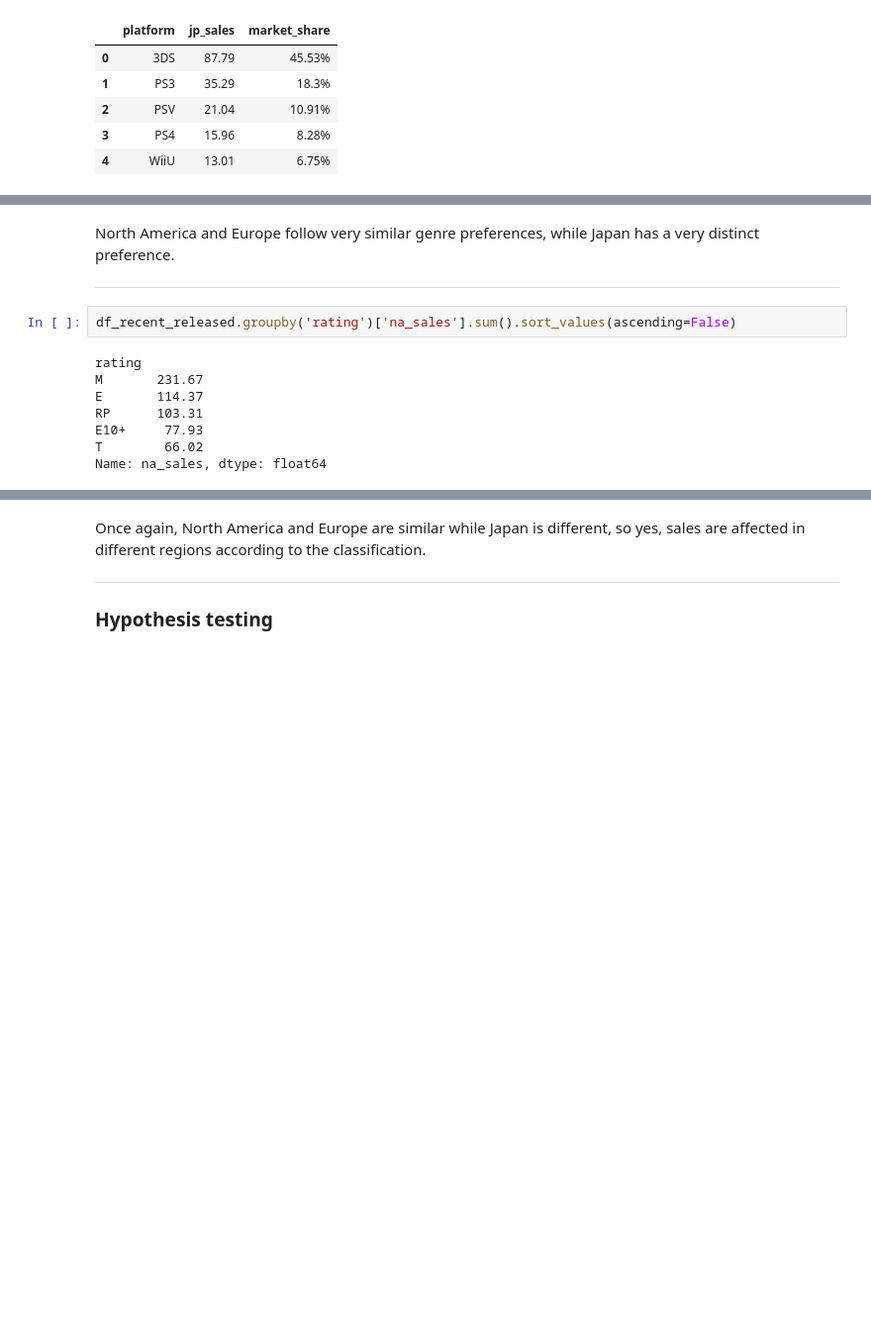
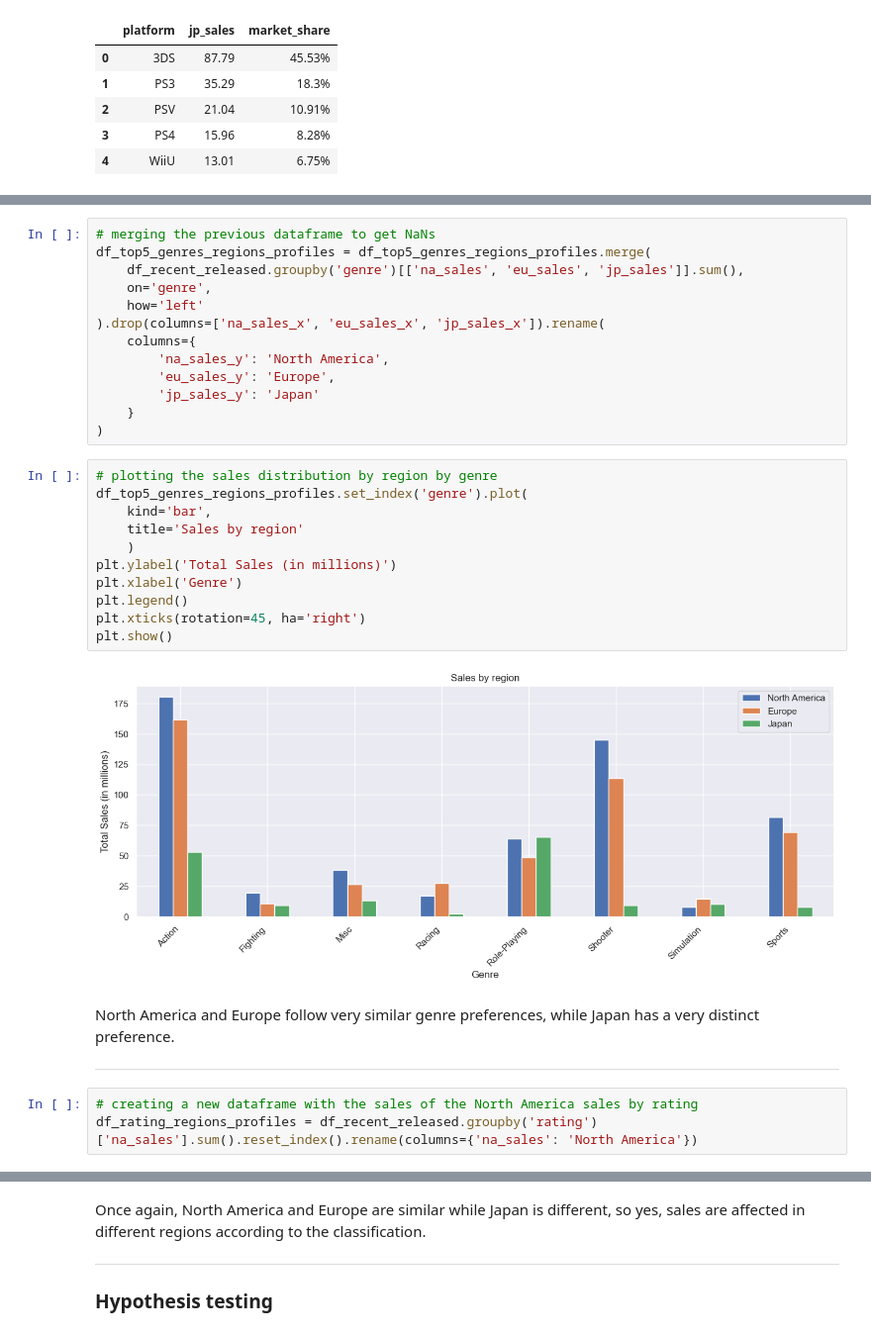
Before and after one commit to tmuniz570/Analyzing-video-game-data, a Jupyter notebook: game_data_analysis.ipynb, the cells around one changed output, grey strips where cells are left out. Shown at 99% size. Saved outputs shown, nothing was run; the diff lists cells and outputs as text; blank space fills up the shorter version.

```diff
--- a/game_data_analysis.ipynb
+++ b/game_data_analysis.ipynb
@@ -463,15 +490,34 @@ display(jp_top5_genres)
+# %%
+# merging the previous dataframe to get NaNs
+df_top5_genres_regions_profiles = df_top5_genres_regions_profiles.merge(
+    df_recent_released.groupby('genre')[['na_sales', 'eu_sales', 'jp_sales']].sum(),
+    on='genre',
+    how='left'
+).drop(columns=['na_sales_x', 'eu_sales_x', 'jp_sales_x']).rename(
+    columns={
+        'na_sales_y': 'North America',
+        'eu_sales_y': 'Europe',
+        'jp_sales_y': 'Japan'
+    }
+)
+# %%
+# plotting the sales distribution by region by genre
+df_top5_genres_regions_profiles.set_index('genre').plot(
+    kind='bar',
+    title='Sales by region'
+    )
+plt.ylabel('Total Sales (in millions)')
+plt.xlabel('Genre')
+plt.legend()
+plt.xticks(rotation=45, ha='right')
+plt.show()
+# %% [output]
+[figure, added]
 # %% [markdown]
 North America and Europe follow very similar genre preferences, while Japan has a very distinct preference.
 
 ---
 # %%
-df_recent_released.groupby('rating')['na_sales'].sum().sort_values(ascending=False)
+# creating a new dataframe with the sales of the North America sales by rating
+df_rating_regions_profiles = df_recent_released.groupby('rating')['na_sales'].sum().reset_index().rename(columns={'na_sales': 'North America'})
-# %% [output]
-rating
-M       231.67
-E       114.37
-RP      103.31
-E10+     77.93
-T        66.02
-Name: na_sales, dtype: float64
 # %%
```
Also changed, not shown: parts of 13 cells of this notebook.
